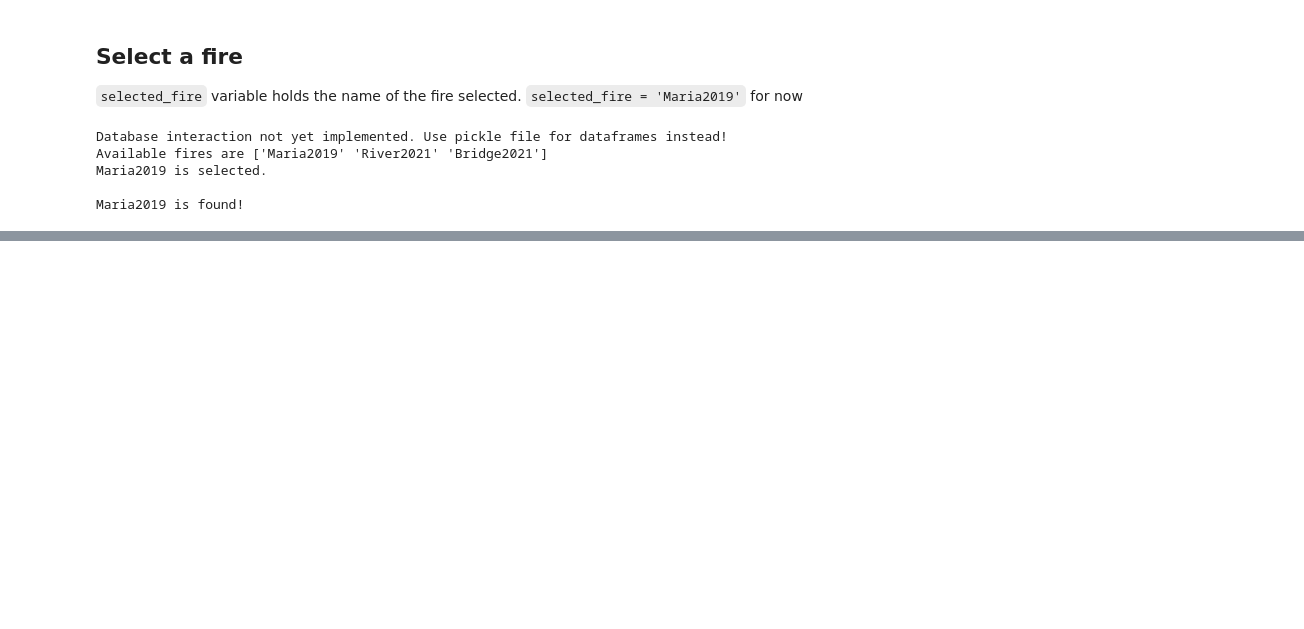
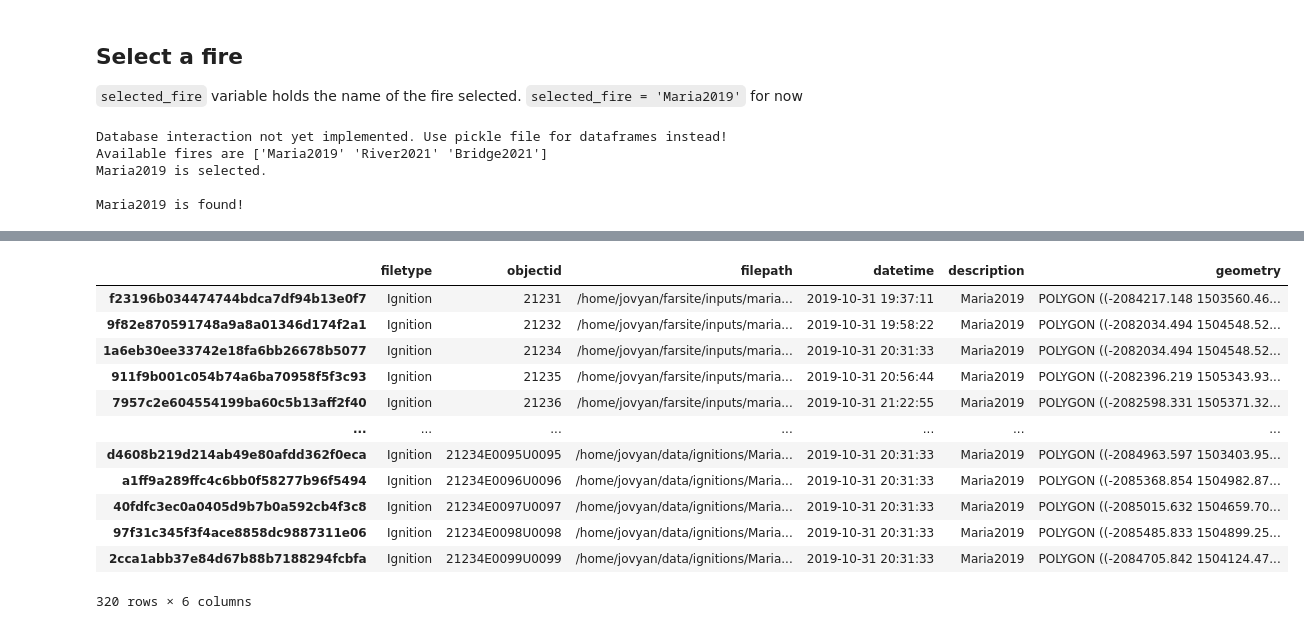
Before and after one commit to tolgacaglar/farsite-devAPI, a Jupyter notebook: src/Ensemble Kalman Filter Workflow.ipynb, the cells around one changed output, grey strips where cells are left out. Cells and saved outputs as stored; diff of their text form; code cells hidden in the pictures; blank space fills up the shorter version.

```diff
--- a/src/Ensemble Kalman Filter Workflow.ipynb
+++ b/src/Ensemble Kalman Filter Workflow.ipynb
@@ -433,0 +641,8 @@ Calculating 98/99 ( 98.99%) - Remaining - 0:0:0...
+# %%
+observation = usr.db.gdfignition.iloc[2]
+compareidx = observation.name    # t=1 observation
+windspeed = 10
+winddirection = 90
+
+state.update(compareidx, lcpidx, barrieridx, observation, windspeed, winddirection)
+X_0_lst.append(state.X_0)
@@ -433,0 +767,16 @@ Calculating 98/99 ( 98.99%) - Remaining - 0:0:0...
+# %%
+state.usr.db.gdfignition
+# %% [output]
+|  | filetype | objectid | filepath | datetime | description | geometry |
+| f23196b034474744bdca7df94b13e0f7 | Ignition | 21231 | /home/jovyan/farsite/inputs/maria... | 2019-10-31 19:37:11 | Maria2019 | POLYGON ((-2084217.148 1503560.46... |
+| 9f82e870591748a9a8a01346d174f2a1 | Ignition | 21232 | /home/jovyan/farsite/inputs/maria... | 2019-10-31 19:58:22 | Maria2019 | POLYGON ((-2082034.494 1504548.52... |
+| 1a6eb30ee33742e18fa6bb26678b5077 | Ignition | 21234 | /home/jovyan/farsite/inputs/maria... | 2019-10-31 20:31:33 | Maria2019 | POLYGON ((-2082034.494 1504548.52... |
+| 911f9b001c054b74a6ba70958f5f3c93 | Ignition | 21235 | /home/jovyan/farsite/inputs/maria... | 2019-10-31 20:56:44 | Maria2019 | POLYGON ((-2082396.219 1505343.93... |
+| 7957c2e604554199ba60c5b13aff2f40 | Ignition | 21236 | /home/jovyan/farsite/inputs/maria... | 2019-10-31 21:22:55 | Maria2019 | POLYGON ((-2082598.331 1505371.32... |
+| ... | ... | ... | ... | ... | ... | ... |
+| d4608b219d214ab49e80afdd362f0eca | Ignition | 21234E0095U0095 | /home/jovyan/data/ignitions/Maria... | 2019-10-31 20:31:33 | Maria2019 | POLYGON ((-2084963.597 1503403.95... |
+| a1ff9a289ffc4c6bb0f58277b96f5494 | Ignition | 21234E0096U0096 | /home/jovyan/data/ignitions/Maria... | 2019-10-31 20:31:33 | Maria2019 | POLYGON ((-2085368.854 1504982.87... |
+| 40fdfc3ec0a0405d9b7b0a592cb4f3c8 | Ignition | 21234E0097U0097 | /home/jovyan/data/ignitions/Maria... | 2019-10-31 20:31:33 | Maria2019 | POLYGON ((-2085015.632 1504659.70... |
+| 97f31c345f3f4ace8858dc9887311e06 | Ignition | 21234E0098U0098 | /home/jovyan/data/ignitions/Maria... | 2019-10-31 20:31:33 | Maria2019 | POLYGON ((-2085485.833 1504899.25... |
+| 2cca1abb37e84d67b88b7188294fcbfa | Ignition | 21234E0099U0099 | /home/jovyan/data/ignitions/Maria... | 2019-10-31 20:31:33 | Maria2019 | POLYGON ((-2084705.842 1504124.47... |
+320 rows × 6 columns
```
Also changed, not shown: parts of 38 cells of this notebook, 1 other file.
